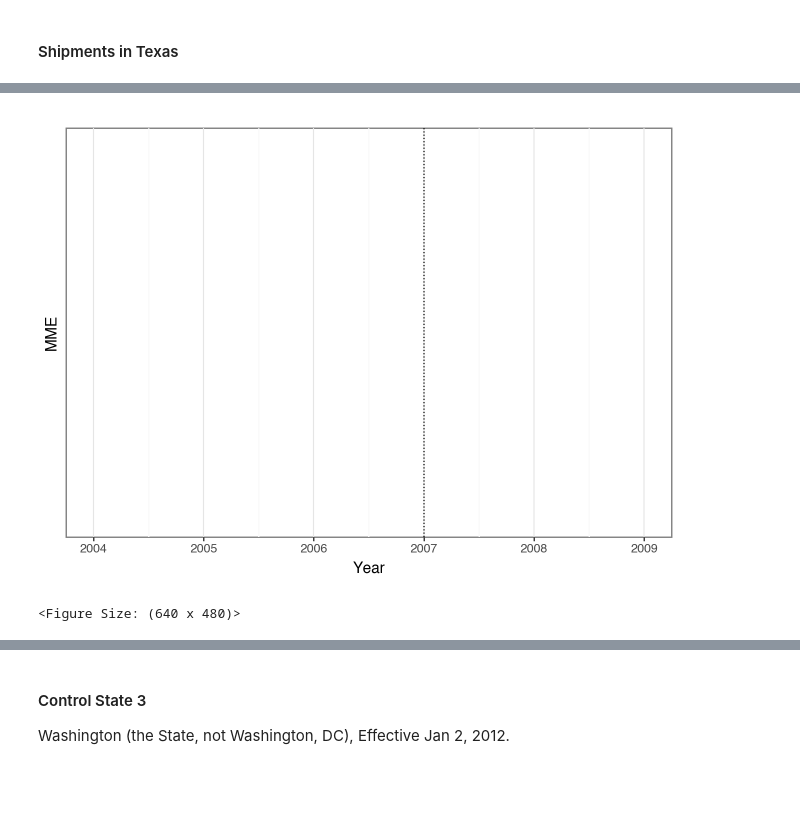
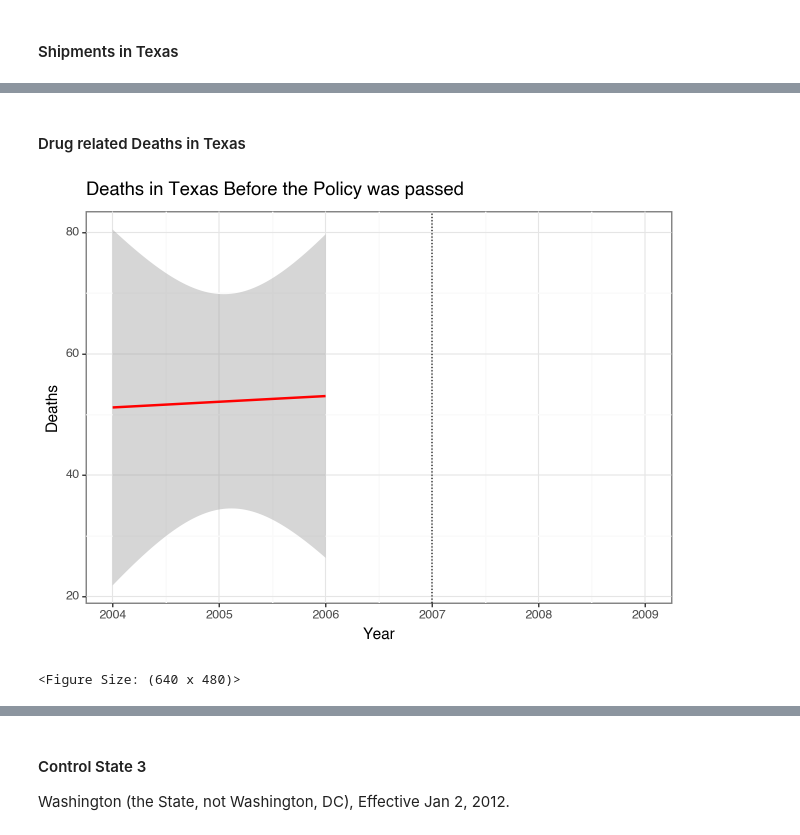
Before and after one commit to MIDS-at-Duke/opioid-2023-painkillers, a Jupyter notebook: 50_Control_States_Analysis/control.ipynb, the cells around one changed output, grey strips where cells are left out. Drawn from its saved outputs; the diff is of its cells as text; code cells hidden in the pictures; blank space fills up the shorter version.

```diff
--- a/50_Control_States_Analysis/control.ipynb
+++ b/50_Control_States_Analysis/control.ipynb
@@ -264,13 +306,18 @@ after_policy_texas = texas[
+# %% [markdown]
+#### Drug related Deaths in Texas
 # %%
 (
     ggplot()
-    + geom_smooth(before_policy_texas, aes("Year", "MME"), method="lm", color="blue")
+    + geom_smooth(before_policy_texas, aes("Year", "Deaths"), method="lm", color="red")
     + geom_vline(xintercept=2007, linetype="dotted")
     + scale_x_continuous(
         breaks=[2004, 2005, 2006, 2007, 2008, 2009], limits=[2004, 2009]
     )
+    + xlab("Year")
+    + ylab("Deaths")
+    + labs(title="Deaths in Texas Before the Policy was passed")
     + theme_bw()
 )
 # %% [output]
-[figure, old version]
+[figure, new version]
 <Figure Size: (640 x 480)>
```
Also changed, not shown: parts of 29 cells of this notebook.
